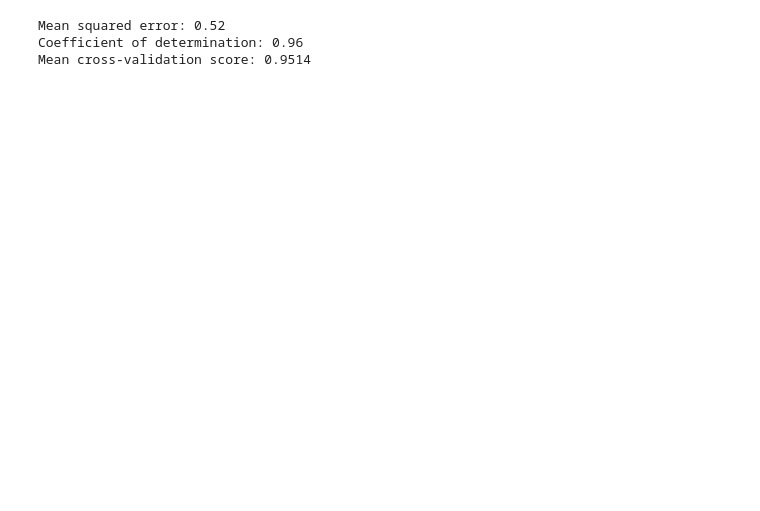
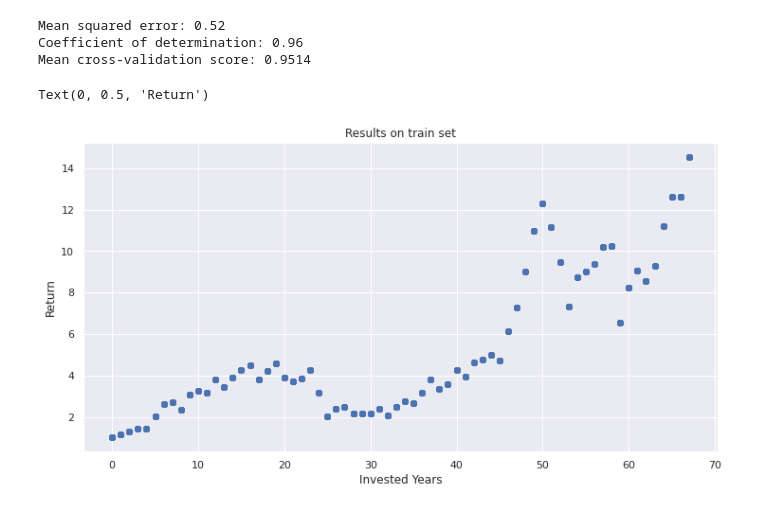
Before and after one commit to tamarakatic/financial-prediction, a Jupyter notebook: notebooks/Predicting Financial Market Returns.ipynb, the cells around one changed output. Cells and saved outputs as stored; diff of their text form; code cells hidden in the pictures; blank space fills up the shorter version.

Commit message:
add scatterplot

```diff
--- a/notebooks/Predicting Financial Market Returns.ipynb
+++ b/notebooks/Predicting Financial Market Returns.ipynb
@@ -344,0 +379,8 @@ Mean cross-validation score: 0.9514
+# %%
+plt.scatter(list(X_train["InvestedYears"]), list(y_train.Return))
+plt.title("Results on train set")
+plt.xlabel("Invested Years")
+plt.ylabel("Return")
+# %% [output]
+Text(0, 0.5, 'Return')
+[figure, added]
```
Also changed, not shown: parts of 8 cells of this notebook.
